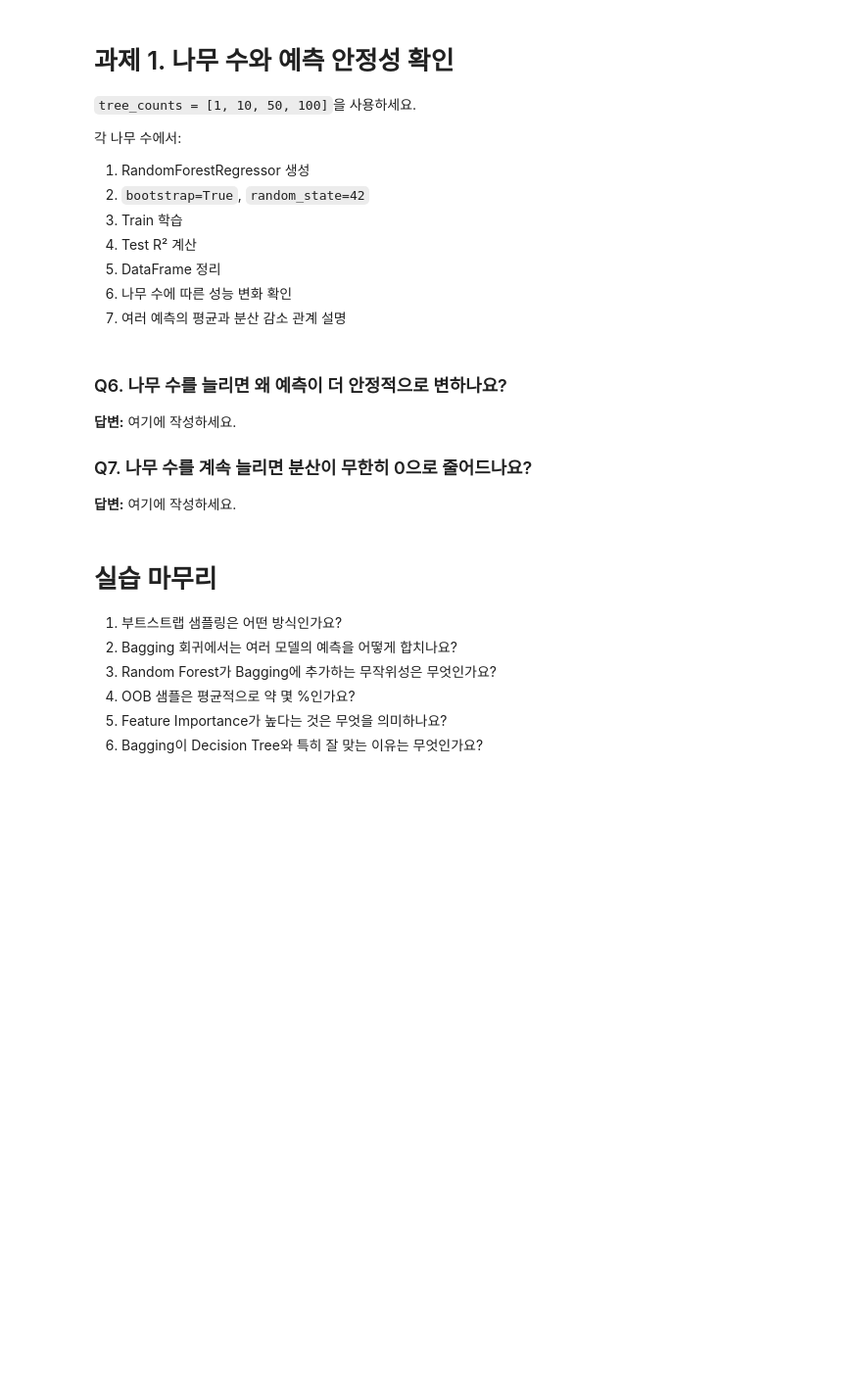
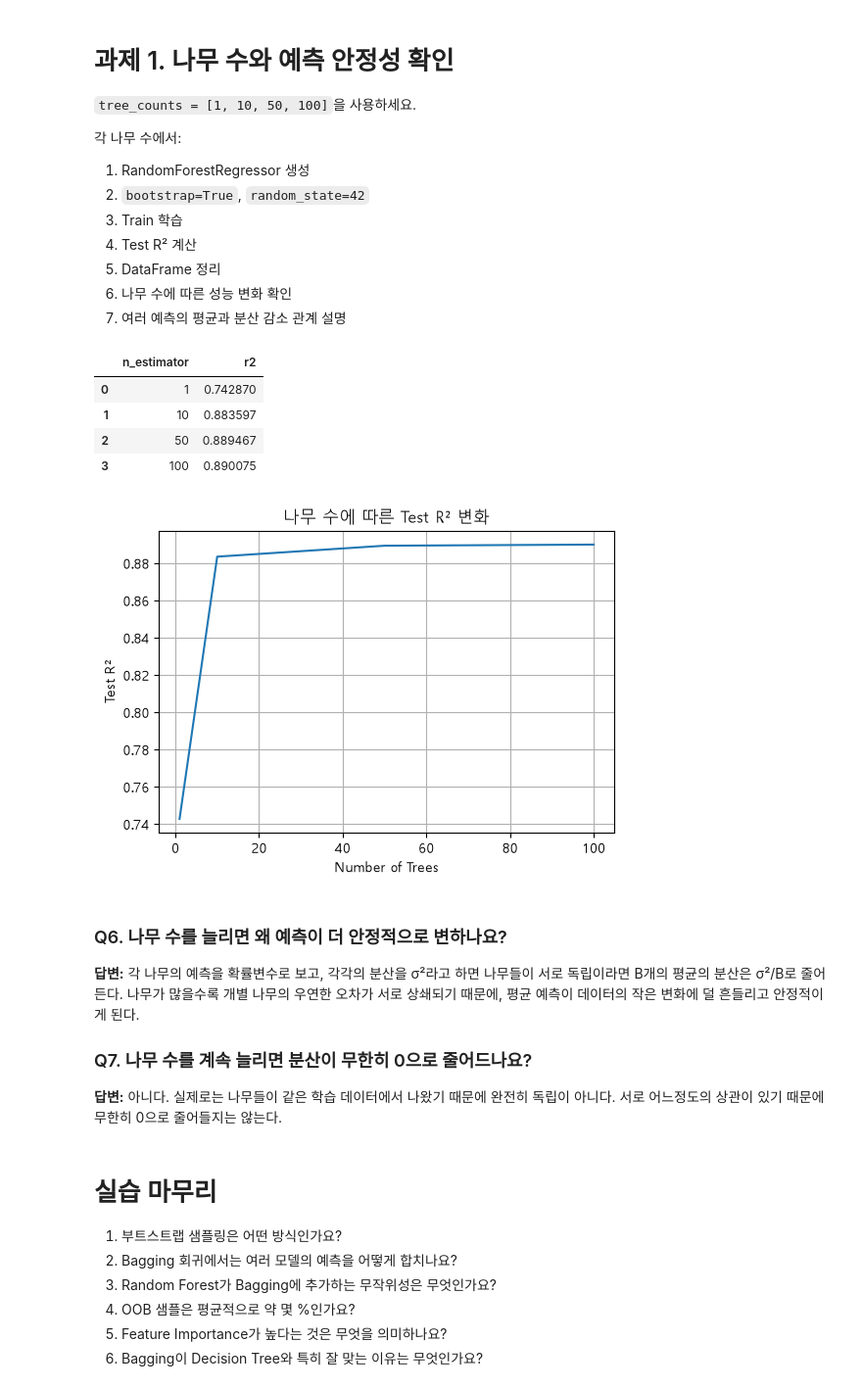
Before and after one commit to mong06701/ML-developed-MoonYoungheum, a Jupyter notebook: 5장1강 배깅 랜덤포레스트 실습문제.ipynb, the cells around one changed output. Shown at 98% size. Cells and saved outputs as stored; diff of their text form; code cells hidden in the pictures; blank space fills up the shorter version.

```diff
--- a/5장1강 배깅 랜덤포레스트 실습문제.ipynb
+++ b/5장1강 배깅 랜덤포레스트 실습문제.ipynb
@@ -124,16 +205,56 @@ display(X.isna().sum().to_frame("missing"))
 5. DataFrame 정리
 6. 나무 수에 따른 성능 변화 확인
 7. 여러 예측의 평균과 분산 감소 관계 설명
+# %%
+import matplotlib.pyplot as plt
+import platform
+
+if platform.system() == 'Windows':
+    plt.rcParams['font.family'] = 'Malgun Gothic'
+elif platform.system() == 'Darwin':  # Mac
+    plt.rcParams['font.family'] = 'AppleGothic'
+
+plt.rcParams['axes.unicode_minus'] = False  # 마이너스 기호(-)가 깨지는 것 방지
 # %%
 # TODO
+tree_counts = [1, 10, 50, 100]
+results = []
+
+for i in tree_counts:
+    model = RandomForestRegressor(
+        n_estimators=i,
+        bootstrap=True,
+        random_state=42
+    )
+    model.fit(X_train, y_train)
+    r2 = r2_score(y_test, model.predict(X_test))
+    results.append({'n_estimator': i, 'r2': r2})
+
+results_df = pd.DataFrame(results)
+display(results_df)
+
+plt.figure(figsize=(6, 4))
+plt.plot(results_df["n_estimator"], results_df["r2"])
+plt.xlabel("Number of Trees")
+plt.ylabel("Test R²")
+plt.title("나무 수에 따른 Test R² 변화")
+plt.grid(True)
+plt.show()
+# %% [output]
+|  | n_estimator | r2 |
+| 0 | 1 | 0.742870 |
+| 1 | 10 | 0.883597 |
+| 2 | 50 | 0.889467 |
+| 3 | 100 | 0.890075 |
+[figure, added]
 # %% [markdown]
 ### Q6. 나무 수를 늘리면 왜 예측이 더 안정적으로 변하나요?
 
-**답변:** 여기에 작성하세요.
+**답변:** 각 나무의 예측을 확률변수로 보고, 각각의 분산을 σ²라고 하면 나무들이 서로 독립이라면 B개의 평균의 분산은 σ²/B로 줄어든다. 나무가 많을수록 개별 나무의 우연한 오차가 서로 상쇄되기 때문에, 평균 예측이 데이터의 작은 변화에 덜 흔들리고 안정적이게 된다.
 
 ### Q7. 나무 수를 계속 늘리면 분산이 무한히 0으로 줄어드나요?
 
-**답변:** 여기에 작성하세요.
+**답변:** 아니다. 실제로는 나무들이 같은 학습 데이터에서 나왔기 때문에 완전히 독립이 아니다. 서로 어느정도의 상관이 있기 때문에 무한히 0으로 줄어들지는 않는다.
 # %% [markdown]
 # 실습 마무리
 1. 부트스트랩 샘플링은 어떤 방식인가요?
```
Also changed, not shown: parts of 10 cells of this notebook, 6 other files.
